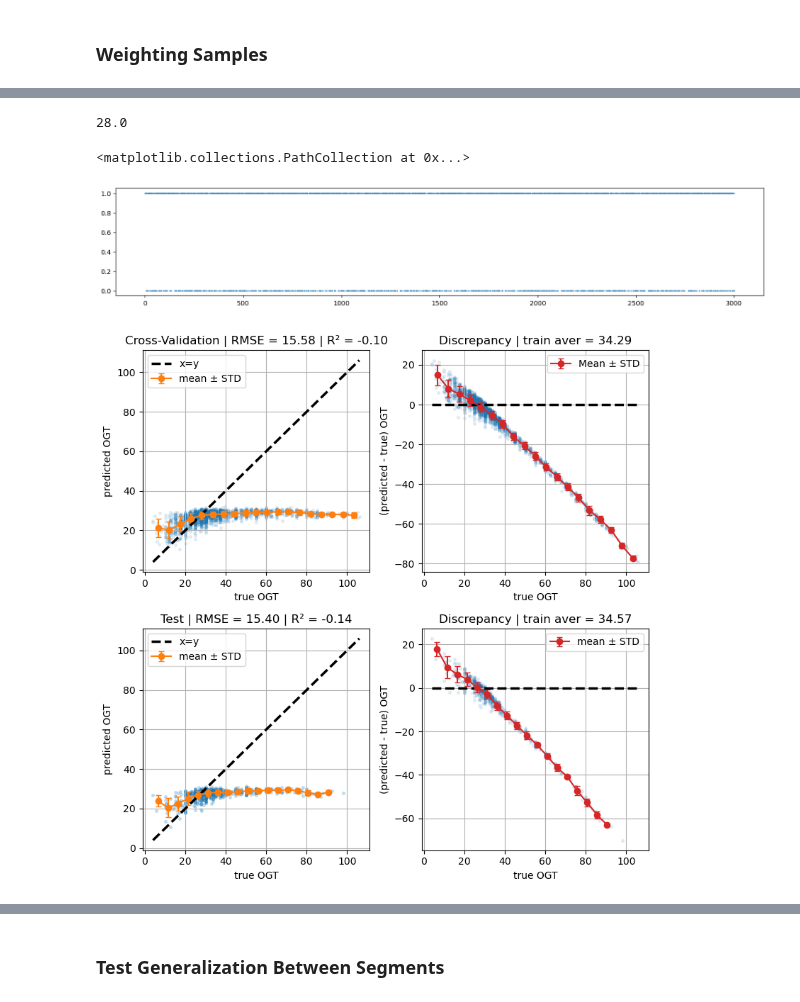
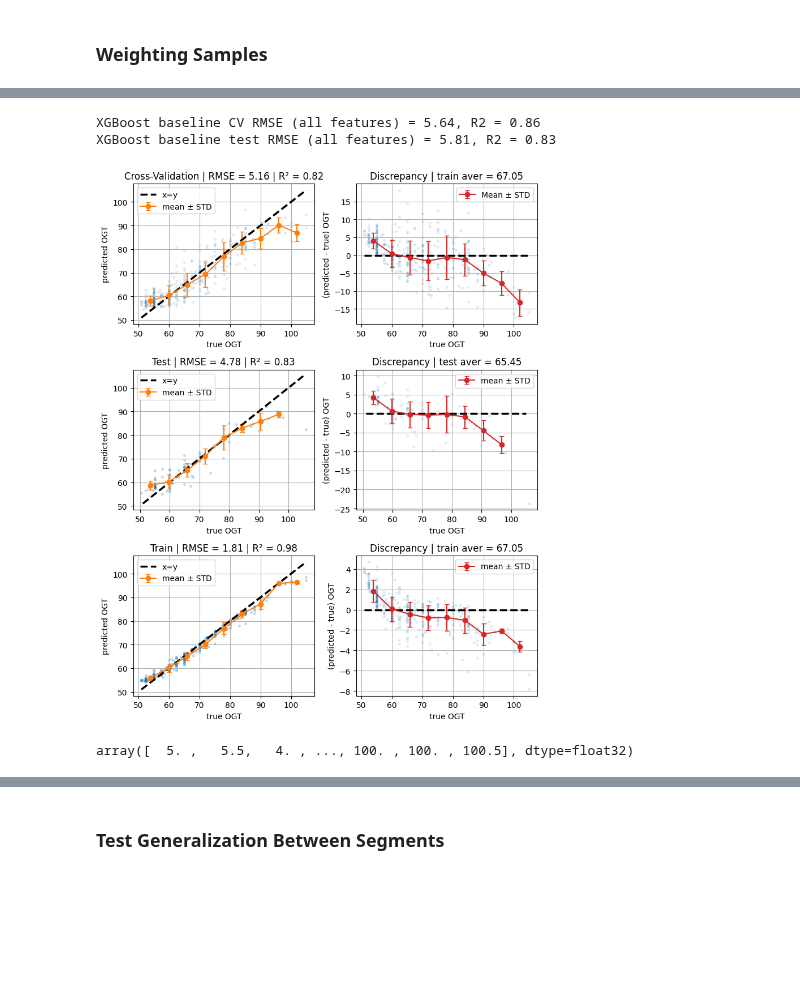
Before and after one commit to oist/gene-context, a Jupyter notebook: phenotype_prediction/jupyter_notebooks/Untitled.ipynb, the cells around one changed output, grey strips where cells are left out. Saved outputs shown, nothing was run; the diff lists cells and outputs as text; code cells hidden in the pictures; blank space fills up the shorter version.

```diff
--- a/phenotype_prediction/jupyter_notebooks/Untitled.ipynb
+++ b/phenotype_prediction/jupyter_notebooks/Untitled.ipynb
@@ -69,8 +80,8 @@ def downsample_histogram_bins(X, y, num_bins=50, max_count=50, seed=42):
     return X_filtered, y_filtered
 
 # Example usage
-X_train, y_train = downsample_histogram_bins(X_train.cpu(), y_train.cpu().squeeze(), num_bins=30, max_count=40)
-#X_test, y_test = downsample_histogram_bins(X_test.cpu(), y_test.cpu().squeeze(), num_bins=30, max_count=40)
+X_train, y_train = downsample_histogram_bins(X_train.cpu(), y_train.cpu().squeeze(), num_bins=50, max_count=200)
+X_test, y_test = downsample_histogram_bins(X_test.cpu(), y_test.cpu().squeeze(), num_bins=50, max_count=200)
 # %%
 mean_train = np.mean(y_train.cpu().squeeze().numpy())
 mean_test = np.mean(y_test.cpu().squeeze().numpy())
@@ -505,22 +643,29 @@ NameError: name 'low_q' is not defined
-# %%
-low_q
-# %% [output]
-28.0
-# %%
-plt.figure(figsize=(18, 3))
-plt.scatter(range(len(weights)), weights, s=0.5)
-# %% [output]
-<matplotlib.collections.PathCollection at 0x...>
-[figure, removed]
+# %%
+model = XGBRegressor(n_estimators=300, max_depth=5, learning_rate=0.05)
+
+# Define the baseline (for all features) XGBoost accuracy
+y_true_cv, y_pred_cv, y_pred_test, model  = train_xgboost(X_train.cpu(), y_train.cpu(), X_test.cpu(), y_test.cpu(), weights=weights, model=model)
+
+rmse_test = np.sqrt(mean_squared_error(y_test.cpu(), y_pred_test))
+r2_test = r2_score(y_test.cpu(), y_pred_test)
+
+rmse_cv = np.sqrt(mean_squared_error(y_true_cv, y_pred_cv))
+r2_cv = r2_score(y_true_cv, y_pred_cv)
+
+print(f"XGBoost baseline CV RMSE (all features) = {rmse_cv:.2f}, R2 = {r2_cv:.2f}")
+print(f"XGBoost baseline test RMSE (all features) = {rmse_test:.2f}, R2 = {r2_test:.2f}")
+# %% [output]
+XGBoost baseline CV RMSE (all features) = 5.64, R2 = 0.86
+XGBoost baseline test RMSE (all features) = 5.81, R2 = 0.83
 # %%
-plt.figure(figsize=(8, 8))
+plt.figure(figsize=(8, 10))
 
-num_bins = 20
+num_bins = 10
 min_temp = min(y_true_cv.squeeze())
 max_temp = max(y_true_cv.squeeze())
 
 # Cross-Validation: prediction vs actual
-plt.subplot(2, 2, 1)
+plt.subplot(3, 2, 1)
 plt.scatter(y_true_cv, y_pred_cv, marker='o', alpha = 0.1, c = "tab:blue", s=7)
 bin_centers, mean_diff, std_diff = calculate_aver_std(y_true_cv.squeeze(), y_pred_cv.squeeze(), num_bins)
 plt.errorbar(bin_centers, mean_diff, yerr=std_diff, fmt='o-', color='tab:orange', capsize=3, label='mean ± STD')
@@ -532,7 +677,7 @@ plt.legend()
 plt.grid(True)
 
 # Cross-Validation: (prediction - actual)
-plt.subplot(2, 2, 2)
+plt.subplot(3, 2, 2)
 diff = [y_pred_cv[i] - y_true_cv[i] for i in range(len(y_true_cv))]
 bin_centers, mean_diff, std_diff = calculate_aver_std(y_true_cv.squeeze(), np.array([x.item() for x in diff]), num_bins)
 plt.scatter(y_true_cv, diff, marker='o', alpha = 0.1, c = "tab:blue", s=7, facecolor='none')
@@ -544,34 +689,67 @@ plt.title(f"Discrepancy | train aver = {mean_train:.2f}")
 plt.legend()
 plt.grid(True)
 
-plt.subplot(2, 2, 3)
+plt.subplot(3, 2, 3)
 #y_true_cv, y_pred_cv, y_pred_test = train_xgboost(X_train, y_train, X_test, y_test)
 plt.scatter(y_test.cpu(), y_pred_test, marker='o', alpha = 0.2, c = "tab:blue", s=7)
 bin_centers, mean_diff, std_diff = calculate_aver_std(y_test.cpu().squeeze(), y_pred_test.squeeze(), num_bins)
 plt.errorbar(bin_centers, mean_diff, yerr=std_diff, fmt='o-', color='tab:orange', capsize=3, label='mean ± STD')
 plt.plot([min_temp,max_temp],[min_temp,max_temp], c = "black", label = "x=y", linestyle='--', linewidth=2.5)
 plt.xlabel("true OGT")
 plt.ylabel("predicted OGT")
 plt.title(f"Test | RMSE = {rmse_test:.2f} | R² = {r2_test:.2f}")
 plt.grid(True)
 plt.legend()
 
 # Diff for full signal
-plt.subplot(2, 2, 4)
+plt.subplot(3, 2, 4)
 y_test = y_test.cpu()
 diff = [y_pred_test[i] - y_test[i] for i in range(len(y_pred_test))]
 bin_centers, mean_diff, std_diff = calculate_aver_std(y_test.squeeze(), np.array([x.item() for x in diff]), num_bins)
 plt.scatter(y_test.cpu(), diff, marker='o', alpha = 0.1, c = "tab:blue", s=7, facecolor='none')
 plt.errorbar(bin_centers, mean_diff, yerr=std_diff, fmt='o-', color='tab:red', capsize=3, label='mean ± STD')
 plt.plot([min_temp,max_temp],[0,0], c = "black", linestyle='--', linewidth=2.5)
 plt.xlabel("true OGT")
 plt.ylabel("(predicted - true) OGT")
-plt.title(f"Discrepancy | train aver = {mean_test:.2f}")
+plt.title(f"Discrepancy | test aver = {mean_test:.2f}")
+plt.legend()
+plt.grid(True)
+
+
+plt.subplot(3, 2, 5)
+#y_true_cv, y_pred_cv, y_pred_test = train_xgboost(X_train, y_train, X_test, y_test)
+y_pred = model.predict(X_train.cpu())
+plt.scatter(y_train.cpu(),y_pred, marker='o', alpha = 0.2, c = "tab:blue", s=7)
+bin_centers, mean_diff, std_diff = calculate_aver_std(y_train.cpu().squeeze(), y_pred.squeeze(), num_bins)
+plt.errorbar(bin_centers, mean_diff, yerr=std_diff, fmt='o-', color='tab:orange', capsize=3, label='mean ± STD')
+plt.plot([min_temp,max_temp],[min_temp,max_temp], c = "black", label = "x=y", linestyle='--', linewidth=2.5)
+plt.xlabel("true OGT")
+plt.ylabel("predicted OGT")
+rmse_train = np.sqrt(mean_squared_error(y_train.cpu(),y_pred))
+r2_train = r2_score(y_train.cpu(),y_pred)
+plt.title(f"Train | RMSE = {rmse_train:.2f} | R² = {r2_train:.2f}")
+plt.grid(True)
+plt.legend()
+
+plt.subplot(3, 2, 6)
+y_test = y_test.cpu()
+diff = [y_pred.squeeze()[i] - y_train.cpu().squeeze().numpy()[i]  for i in range(len(y_pred))]
+bin_centers, mean_diff, std_diff = calculate_aver_std(y_train.cpu().squeeze().numpy(), np.array([x.item() for x in diff]), num_bins)
+plt.scatter(y_train.cpu(), diff, marker='o', alpha = 0.1, c = "tab:blue", s=7, facecolor='none')
+plt.errorbar(bin_centers, mean_diff, yerr=std_diff, fmt='o-', color='tab:red', capsize=3, label='mean ± STD')
+plt.plot([min_temp,max_temp],[0,0], c = "black", linestyle='--', linewidth=2.5)
+plt.xlabel("true OGT")
+plt.ylabel("(predicted - true) OGT")
+plt.title(f"Discrepancy | train aver = {mean_train:.2f}")
 plt.legend()
 plt.grid(True)
 
 # Display the plots
 plt.tight_layout()
 plt.show()
 # %% [output]
-[figure, old version]
+[figure, new version]
+# %%
+y_train.cpu().squeeze().numpy()
+# %% [output]
+array([  5. ,   5.5,   4. , ..., 100. , 100. , 100.5], dtype=float32)
```
Also changed, not shown: parts of 37 cells of this notebook, 2 other files.
